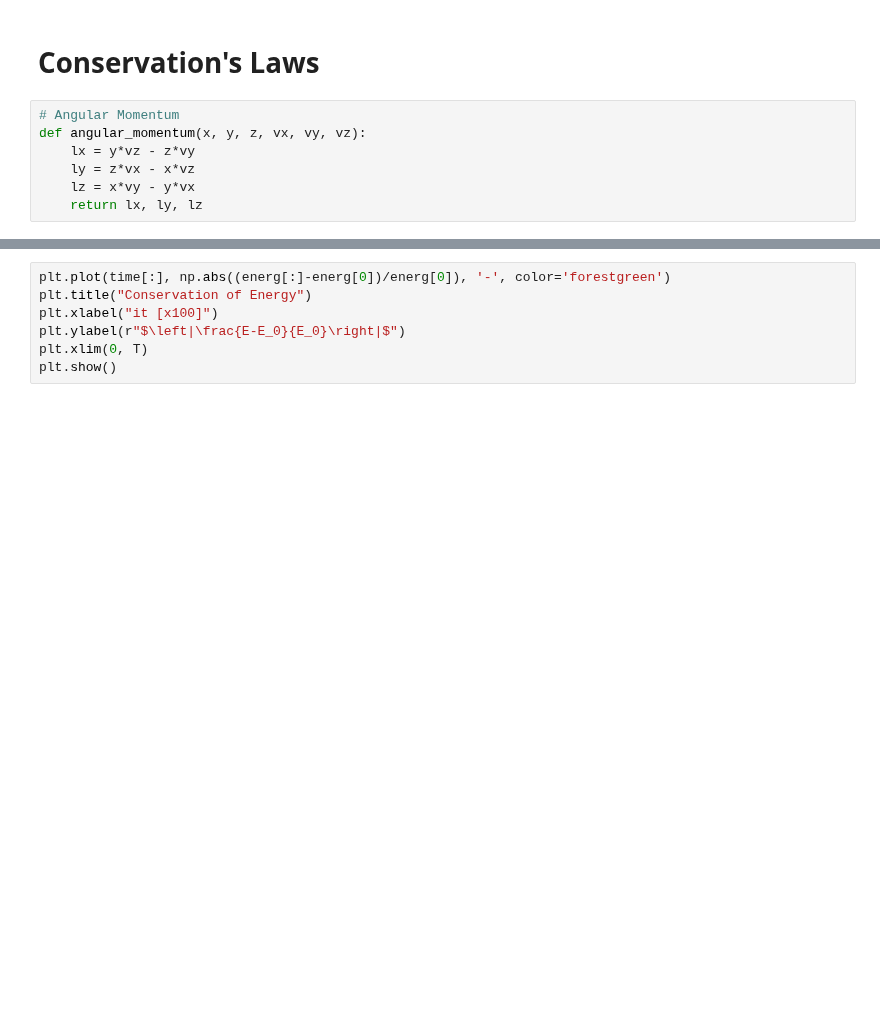
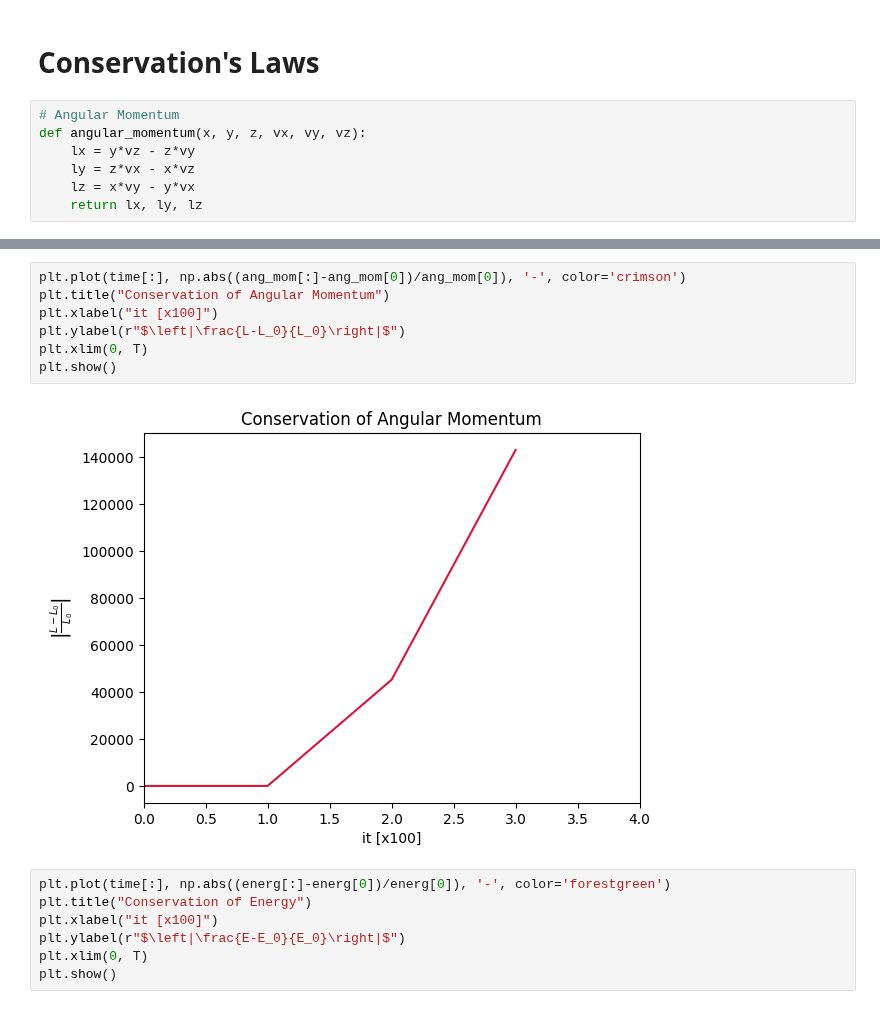
Before and after one commit to JackNarvaez/Rusph, a Jupyter notebook: Temp_Plots/Plots_kelvin_helmholtz.ipynb, the cells around one changed output, grey strips where cells are left out. Saved outputs shown, nothing was run; the diff lists cells and outputs as text; blank space fills up the shorter version.

```diff
--- a/Temp_Plots/Plots_kelvin_helmholtz.ipynb
+++ b/Temp_Plots/Plots_kelvin_helmholtz.ipynb
@@ -76,6 +100,15 @@ plt.xlim(0, T)
 plt.show()
 # %% [output]
 [figure]
+# %%
+plt.plot(time[:], np.abs((ang_mom[:]-ang_mom[0])/ang_mom[0]), '-', color='crimson')
+plt.title("Conservation of Angular Momentum")
+plt.xlabel("it [x100]")
+plt.ylabel(r"$\left|\frac{L-L_0}{L_0}\right|$")
+plt.xlim(0, T)
+plt.show()
+# %% [output]
+[figure, added]
 # %%
 plt.plot(time[:], np.abs((energ[:]-energ[0])/energ[0]), '-', color='forestgreen')
 plt.title("Conservation of Energy")
```
Also changed, not shown: parts of 10 cells of this notebook, 6 other files.
